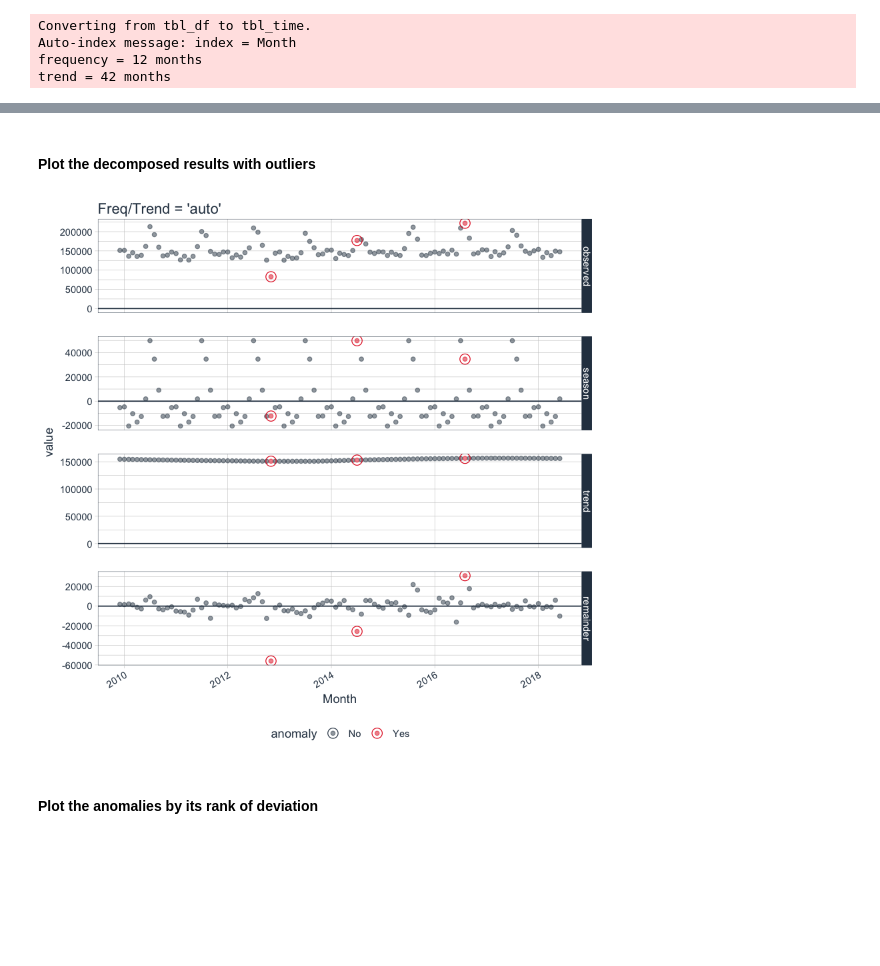
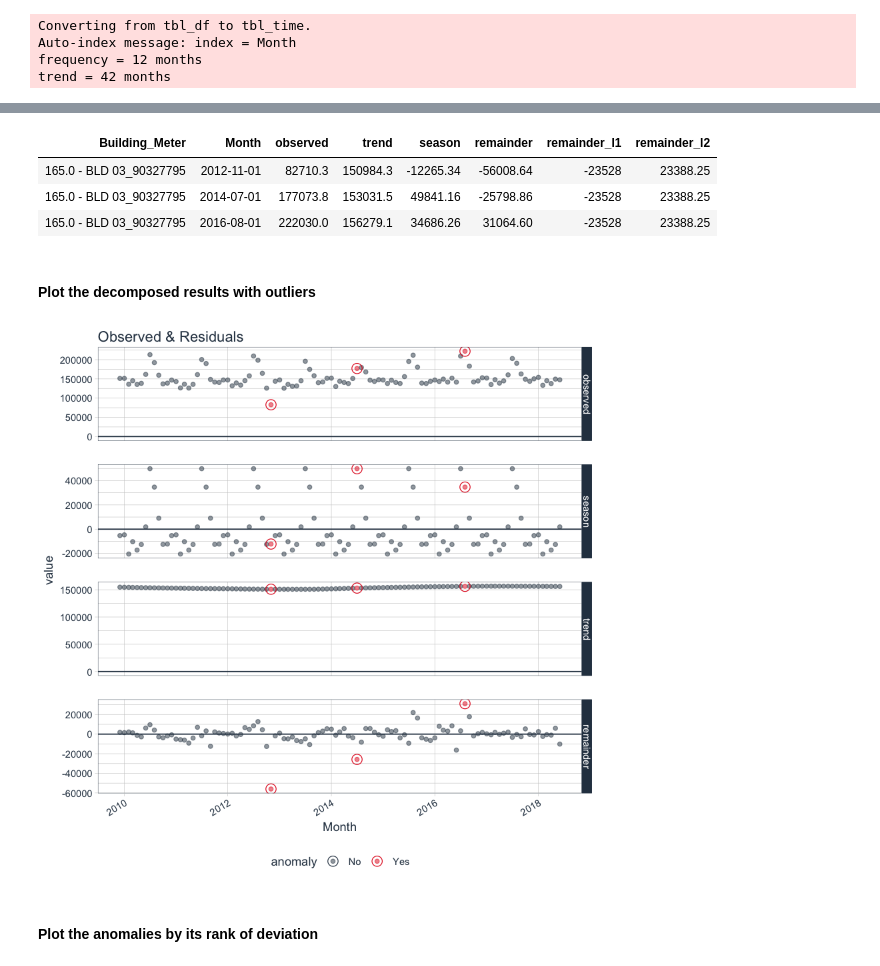
Before and after one commit to jasonfeiwang/Anomaly-Detectors, a Jupyter notebook: src/r/Time_Series_Decomposition_R.ipynb, the cells around one changed output, grey strips where cells are left out. Cells and saved outputs as stored; diff of their text form; code cells hidden in the pictures; blank space fills up the shorter version.

```diff
--- a/src/r/Time_Series_Decomposition_R.ipynb
+++ b/src/r/Time_Series_Decomposition_R.ipynb
@@ -59,7 +69,7 @@ ts =  select(filter(tb, Building_Meter == '165.0 - BLD 03_90327795'), 'Building_
 
 ts_anomalized <- ts %>%
     time_decompose(Imputed_KWH, method = "STL", merge = TRUE) %>%
-    anomalize(remainder, method = 'iqr') %>%
+    anomalize(remainder, method = 'iqr', alpha = 0.05) %>%
     time_recompose()
 
 # ts_anomalized %>% glimpse()
@@ -80,13 +103,20 @@ filter(ts_anomalized, anomaly == 'Yes')
+# %%
+select(filter(ts_anomalized, anomaly == 'Yes'), c('Building_Meter', 'Month', 'observed', 'trend', 'season',
+                                                  'remainder', 'remainder_l1', 'remainder_l2'))
+# %% [output]
+| Building_Meter | Month | observed | trend | season | remainder | remainder_l1 | remainder_l2 |
+| 165.0 - BLD 03_90327795 | 2012-11-01 | 82710.3 | 150984.3 | -12265.34 | -56008.64 | -23528 | 23388.25 |
+| 165.0 - BLD 03_90327795 | 2014-07-01 | 177073.8 | 153031.5 | 49841.16 | -25798.86 | -23528 | 23388.25 |
+| 165.0 - BLD 03_90327795 | 2016-08-01 | 222030.0 | 156279.1 | 34686.26 | 31064.60 | -23528 | 23388.25 |
 # %% [markdown]
 #### Plot the decomposed results with outliers
 # %%
 p1 <- ts_anomalized %>%
     plot_anomaly_decomposition(alpha_dot = 0.5) +
-    ggtitle("Freq/Trend = 'auto'")
-
+    ggtitle("Observed & Residuals")
 p1
 # %% [output]
-[figure, old version]
+[figure, new version]
 # %% [markdown]
 #### Plot the anomalies by its rank of deviation
 # %%
```
Also changed, not shown: parts of 29 cells of this notebook, 3 other files.
